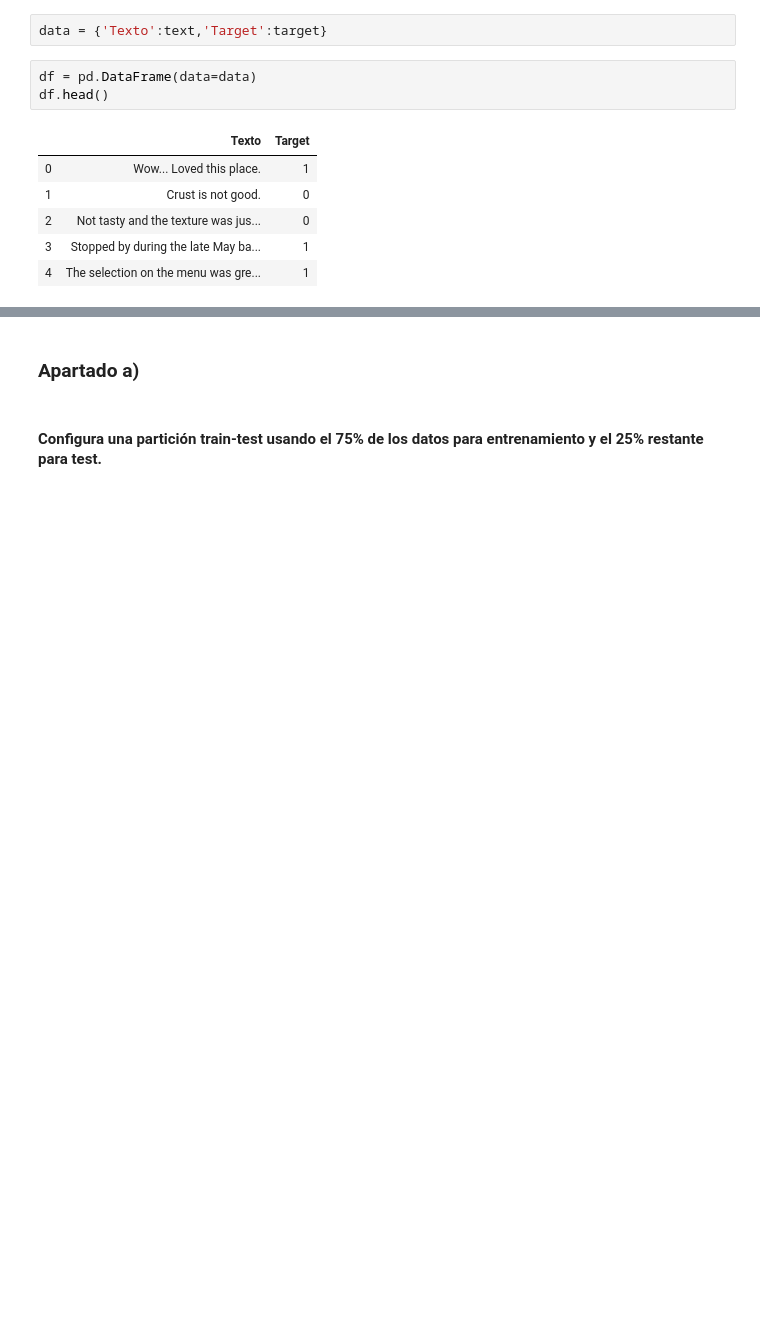
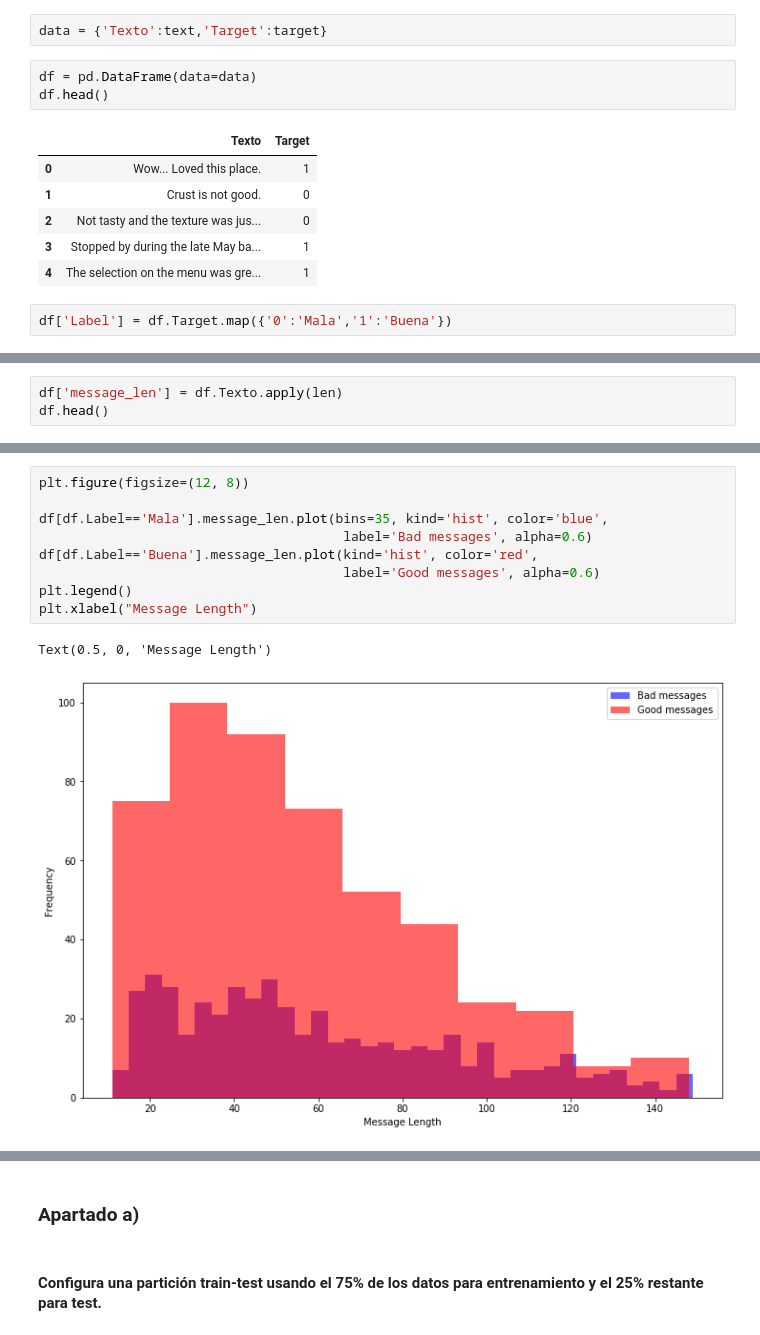
Before and after one commit to diegoambite/IA2, a Jupyter notebook: P2/Práctica 2.ipynb, the cells around one changed output, grey strips where cells are left out. Saved outputs shown, nothing was run; the diff lists cells and outputs as text; blank space fills up the shorter version.

```diff
--- a/P2/Práctica 2.ipynb
+++ b/P2/Práctica 2.ipynb
@@ -37,3 +37,5 @@ df.head()
 | 2 | Not tasty and the texture was jus... | 0 |
 | 3 | Stopped by during the late May ba... | 1 |
 | 4 | The selection on the menu was gre... | 1 |
+# %%
+df['Label'] = df.Target.map({'0':'Mala','1':'Buena'})
@@ -43,0 +55,3 @@ Index(['Texto', 'Target'], dtype='object')
+# %%
+df['message_len'] = df.Texto.apply(len)
+df.head()
@@ -43,0 +65,12 @@ Index(['Texto', 'Target'], dtype='object')
+# %%
+plt.figure(figsize=(12, 8))
+
+df[df.Label=='Mala'].message_len.plot(bins=35, kind='hist', color='blue',
+                                       label='Bad messages', alpha=0.6)
+df[df.Label=='Buena'].message_len.plot(kind='hist', color='red',
+                                       label='Good messages', alpha=0.6)
+plt.legend()
+plt.xlabel("Message Length")
+# %% [output]
+Text(0.5, 0, 'Message Length')
+[figure, added]
```
Also changed, not shown: parts of 46 cells of this notebook.
